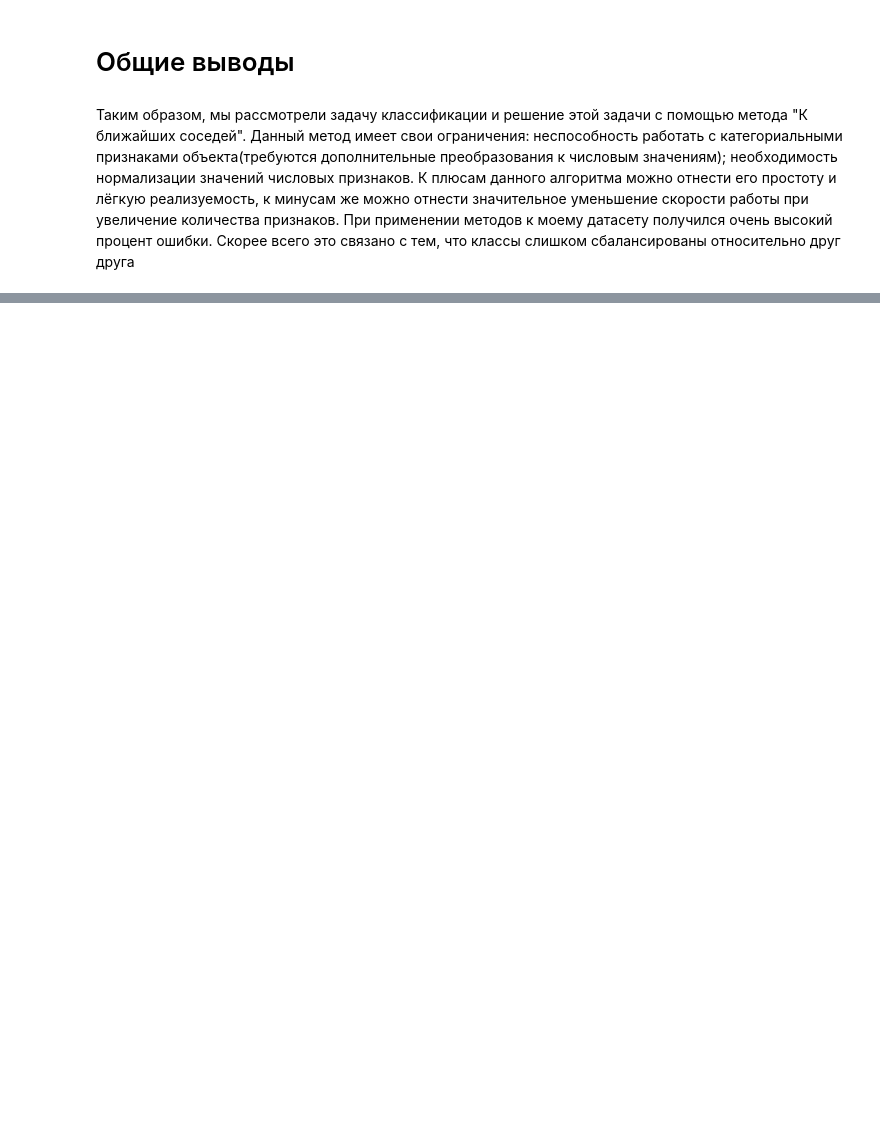
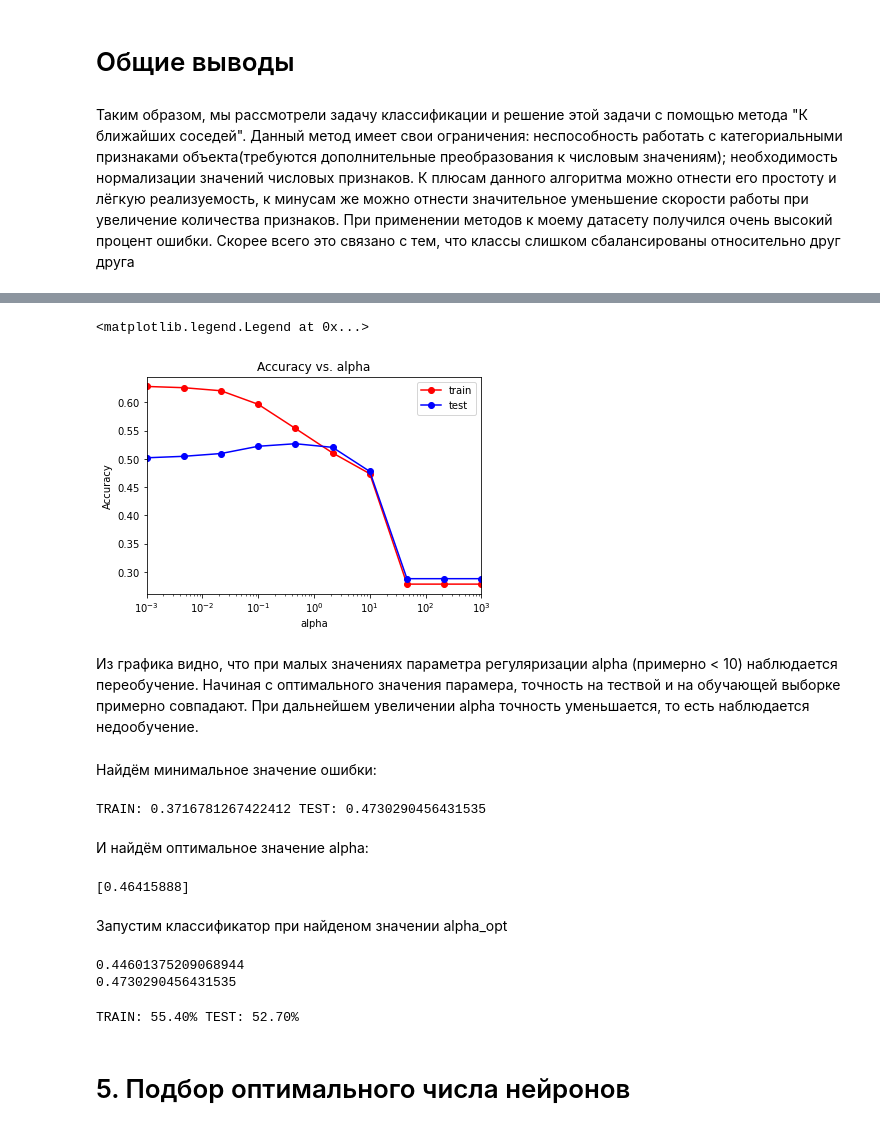
Before and after one commit to sergey-makarichev/Machine-Learning, a Jupyter notebook: Classification.ipynb, the cells around one changed output, grey strips where cells are left out. Cells and saved outputs as stored; diff of their text form; code cells hidden in the pictures; blank space fills up the shorter version.

```diff
--- a/Classification.ipynb
+++ b/Classification.ipynb
@@ -524,0 +674,49 @@ print(err_train, err_test)
+# %%
+plt.semilogx(alpha_arr, train_acc, 'r-o', label = 'train')
+plt.semilogx(alpha_arr, test_acc, 'b-o', label = 'test')
+plt.xlim([np.min(alpha_arr), np.max(alpha_arr)])
+plt.title('Accuracy vs. alpha')
+plt.xlabel('alpha')
+plt.ylabel('Accuracy')
+plt.legend()
+# %% [output]
+<matplotlib.legend.Legend at 0x...>
+[figure, added]
+# %% [markdown]
+Из графика видно, что при малых значениях параметра регуляризации alpha (примерно < 10) наблюдается переобучение. Начиная с оптимального значения парамера, точность на тествой и на обучающей выборке примерно совпадают. При дальнейшем увеличении alpha точность уменьшается, то есть наблюдается недообучение.
+# %% [markdown]
+Найдём минимальное значение ошибки:
+# %%
+min_train_err = np.min(train_err)
+min_test_err = np.min(test_err)
+print("TRAIN:", min_train_err, "TEST:", min_test_err)
+# %% [output]
+TRAIN: 0.3716781267422412 TEST: 0.4730290456431535
+# %% [markdown]
+И найдём оптимальное значение alpha:
+# %%
+alpha_opt = alpha_arr[test_err == min_test_err]
+print(alpha_opt)
+# %% [output]
+[0.46415888]
+# %% [markdown]
+Запустим классификатор при найденом значении alpha_opt
+# %%
+mlp_model = MLPClassifier(alpha = alpha_opt, hidden_layer_sizes = (100,),
+                          solver = 'adam', activation = 'relu', max_iter=1000, random_state = 20)
+mlp_model.fit(X_train, y_train)
+
+y_train_pred = mlp_model.predict(X_train)
+y_test_pred = mlp_model.predict(X_test)
+print(np.mean(y_train != y_train_pred))
+print(np.mean(y_test != y_test_pred))
+# %% [output]
+0.44601375209068944
+0.4730290456431535
+# %%
+print("TRAIN: {:.2f}% TEST: {:.2f}%".format(accuracy_score(y_train, y_train_pred)
+      * 100, accuracy_score(y_test, y_test_pred) * 100))
+# %% [output]
+TRAIN: 55.40% TEST: 52.70%
+# %% [markdown]
+# 5. Подбор оптимального числа нейронов
```
Also changed, not shown: parts of 49 cells of this notebook.
